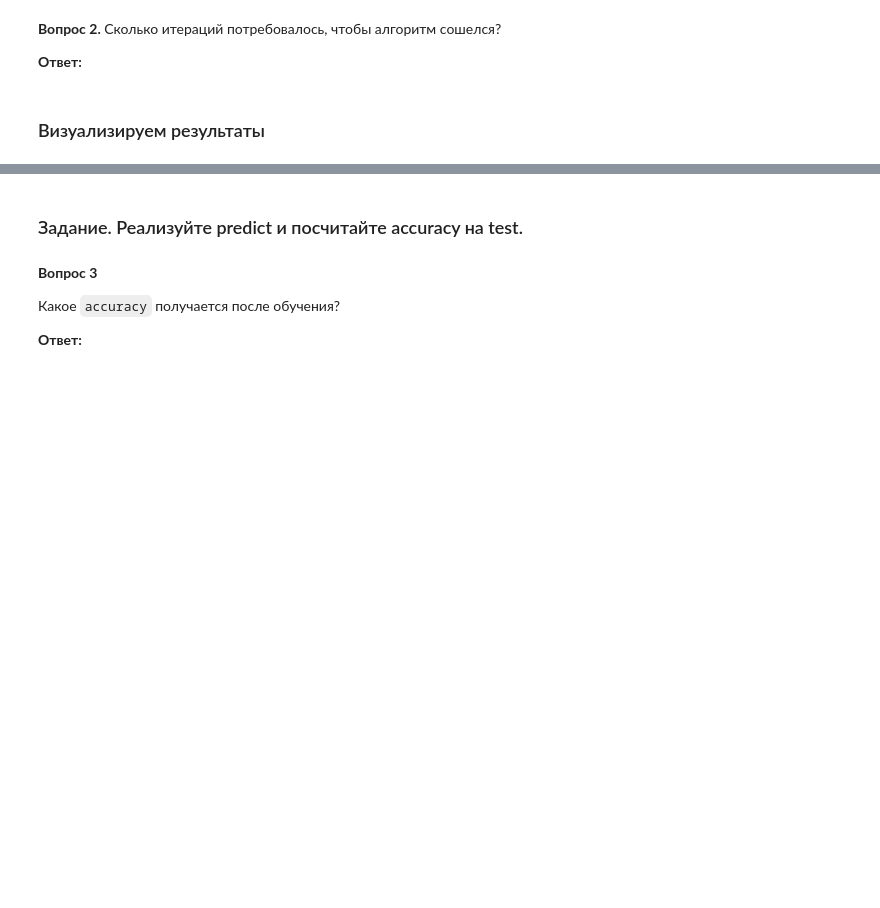
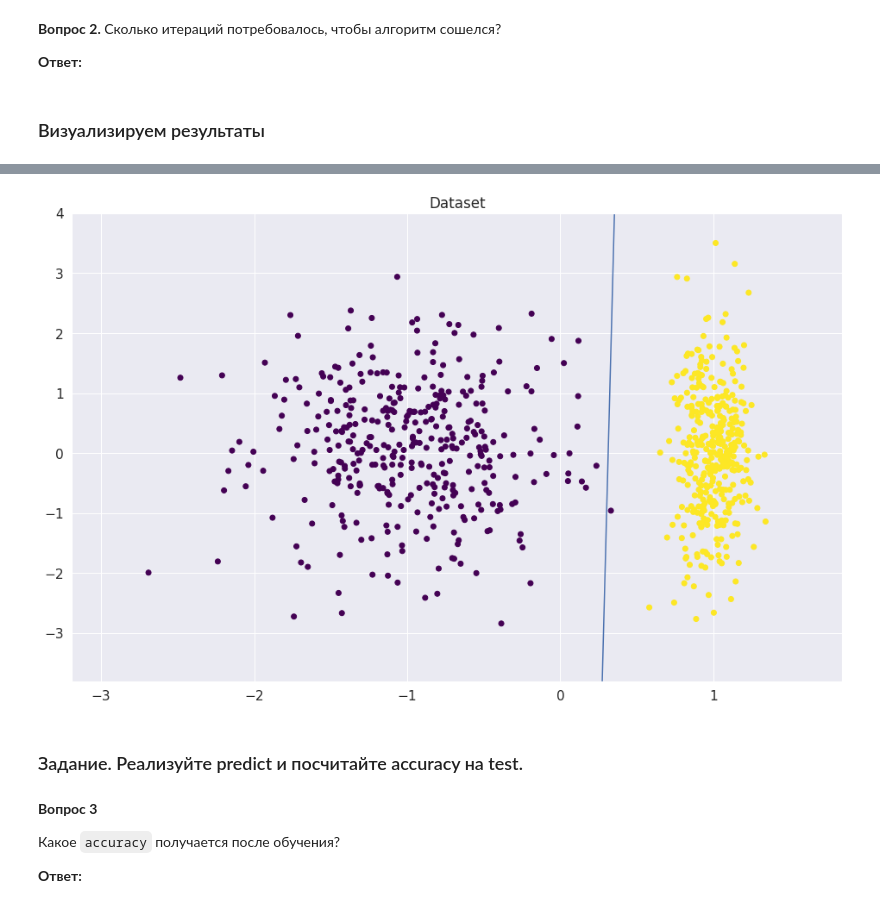
Before and after one commit to pmaishev/dls2023, a Jupyter notebook: [homework_2023_2_pm]dense_and_convolutional_nn.ipynb, the cells around one changed output, grey strips where cells are left out. Cells and saved outputs as stored; diff of their text form; code cells hidden in the pictures; blank space fills up the shorter version.

Commit message:
Создано с помощью Colaboratory. Test Log regression

```diff
--- a/[homework_2023_2_pm]dense_and_convolutional_nn.ipynb
+++ b/[homework_2023_2_pm]dense_and_convolutional_nn.ipynb
@@ -81,13 +90,17 @@ $$
 class LinearRegression(nn.Module):
     def __init__(self, in_features: int, out_features: int, bias: bool = True):
         super().__init__()
-        self.weights = nn.Parameter(torch.randn)
+        self.weights = nn.Parameter(torch.randn(in_features, out_features).double())
         self.bias = bias
         if bias:
-            self.bias_term = # YOUR CODE GOES HERE
+            self.bias_term = nn.Parameter(torch.randn(1)) #torch.randn) # YOUR CODE GOES HERE, requires_grad=True
 
     def forward(self, x):
-        x =  # YOUR CODE GOES HERE
+        #print(x)
+        #print(self.weights)
+        x = torch.mm(x, self.weights) # YOUR CODE GOES HERE
+        #print(x.shape, self.bias_term.shape)
         if self.bias:
-            x +=  # YOUR CODE GOES HERE
+            x +=  self.bias_term # YOUR CODE GOES HERE
+        #x = torch.sigmoid(x)
         return x
@@ -162,3 +205,17 @@ plt.show()
+# %%
+w = linear_regression.weights.detach().clone()
+b = linear_regression.bias_term.detach().clone()
+plt.figure(figsize=(16, 10))
+plt.title("Dataset")
+plt.scatter(X_train[:, 0], X_train[:, 1], c=y_train, cmap="viridis")
+u = np.linspace(X[:, 0].min(), X[:, 0].max(), 2)
+plt.plot(u, (0.5-b-w[0]*u)/w[1])
+plt.xlim(X[:, 0].min()-0.5, X[:, 0].max()+0.5)
+plt.ylim(X[:, 1].min()-0.5, X[:, 1].max()+0.5)
+
+plt.show()
+# %% [output]
+[figure, added]
 # %%
 import numpy as np
 
```
Also changed, not shown: parts of 5 cells of this notebook.
